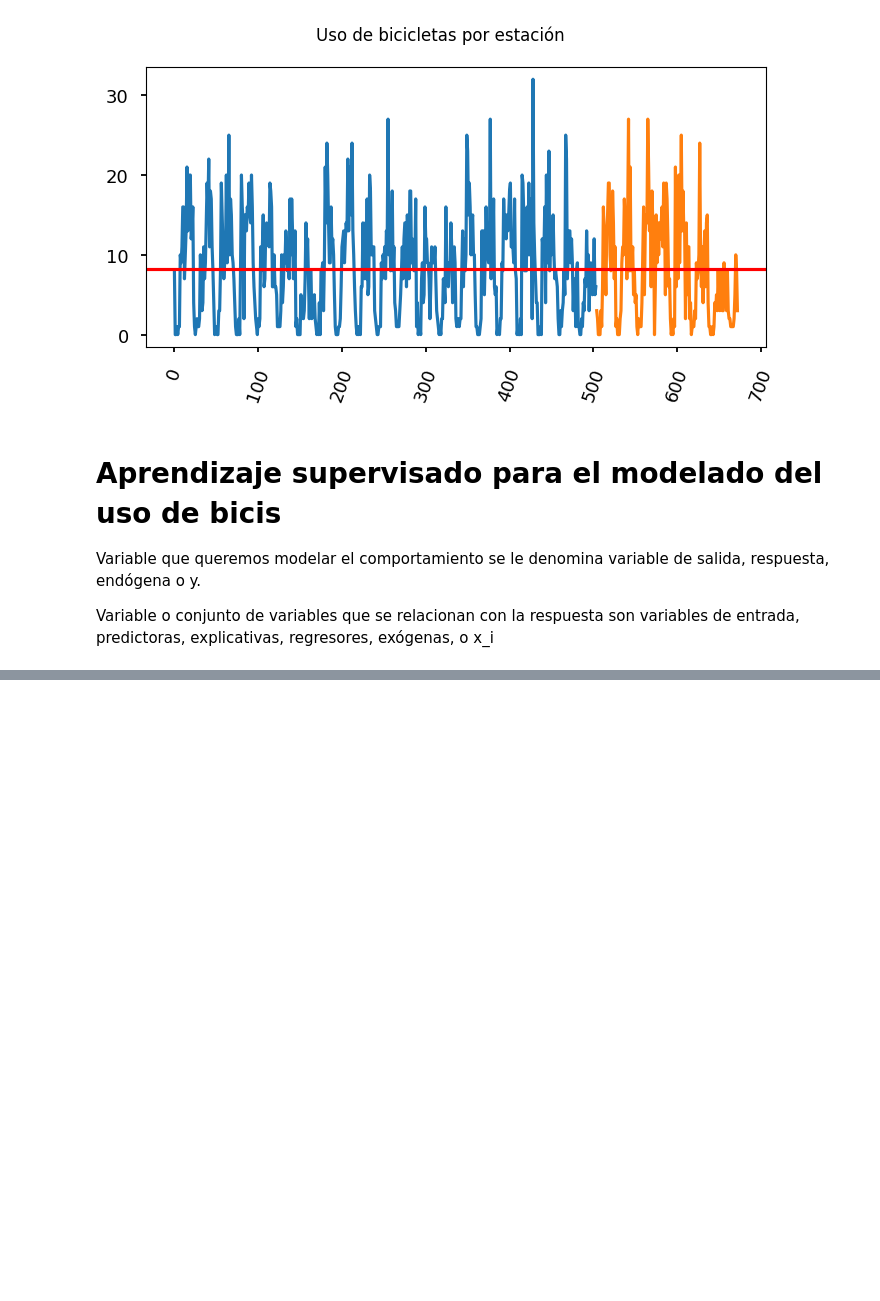
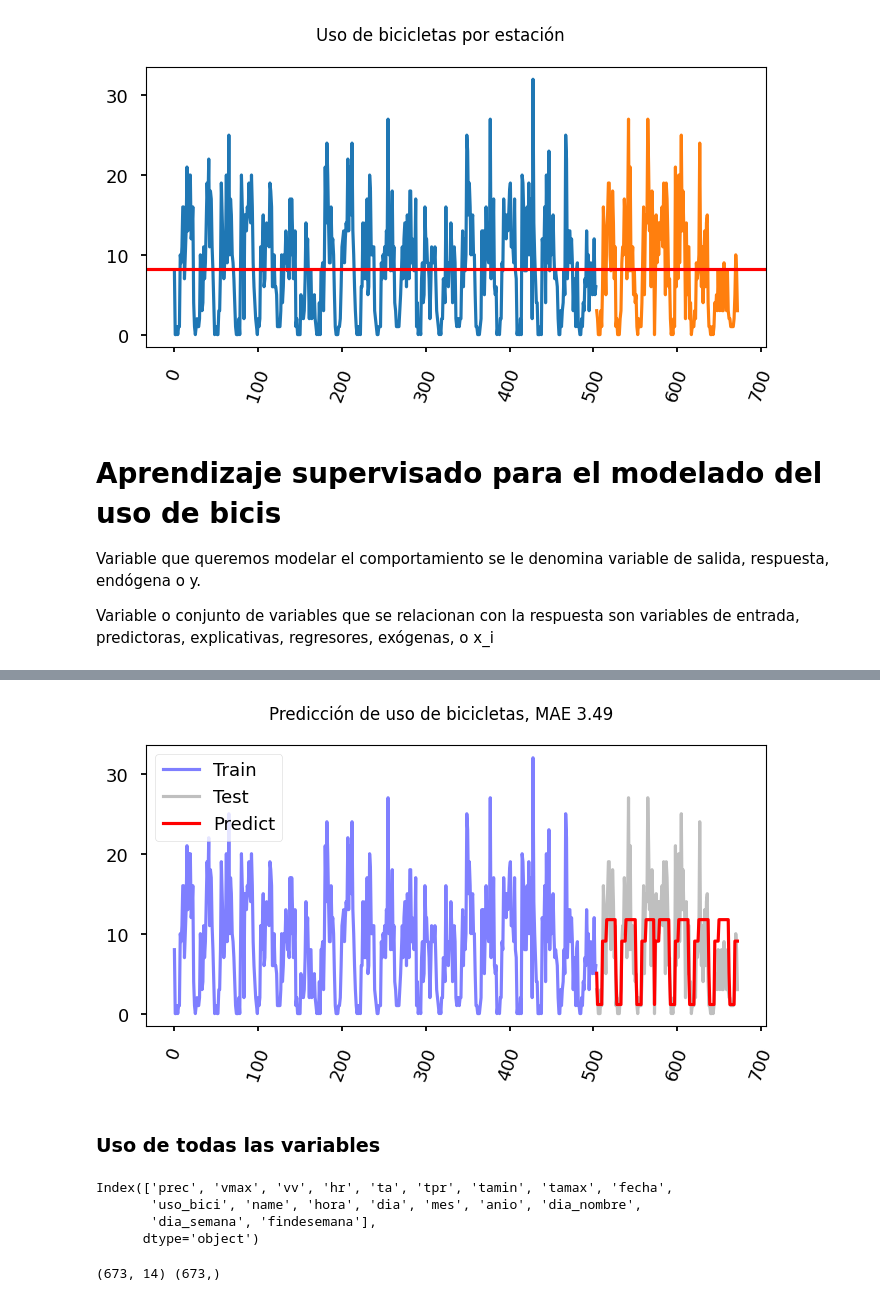
Before and after one commit to LordLiberte/Portfolio, a Jupyter notebook: Practica2/notebooks/7_supervisado.ipynb, the cells around one changed output, grey strips where cells are left out. Cells and saved outputs as stored; diff of their text form; code cells hidden in the pictures; blank space fills up the shorter version.

```diff
--- a/Practica2/notebooks/7_supervisado.ipynb
+++ b/Practica2/notebooks/7_supervisado.ipynb
@@ -175,0 +260,21 @@ Variable o conjunto de variables que se relacionan con la respuesta son variable
+# %%
+plot_train_test_predict(y_train, y_test, y_pred)
+# %% [output]
+[figure, added]
+# %% [markdown]
+### Uso de todas las variables
+# %%
+df.columns
+# %% [output]
+Index(['prec', 'vmax', 'vv', 'hr', 'ta', 'tpr', 'tamin', 'tamax', 'fecha',
+       'uso_bici', 'name', 'hora', 'dia', 'mes', 'anio', 'dia_nombre',
+       'dia_semana', 'findesemana'],
+      dtype='object')
+# %%
+X = df.drop(labels=['fecha', 'uso_bici', 'name', 'dia_nombre'], axis=1)  # Variables que no queremos usar para predecir
+y = df['uso_bici']
+print(X.shape, y.shape)
+res_split = train_test_split(X, y, random_state=22, shuffle=False)
+X_train, X_test, y_train, y_test = res_split
+# %% [output]
+(673, 14) (673,)
```
Also changed, not shown: parts of 36 cells of this notebook, 6 other files.
